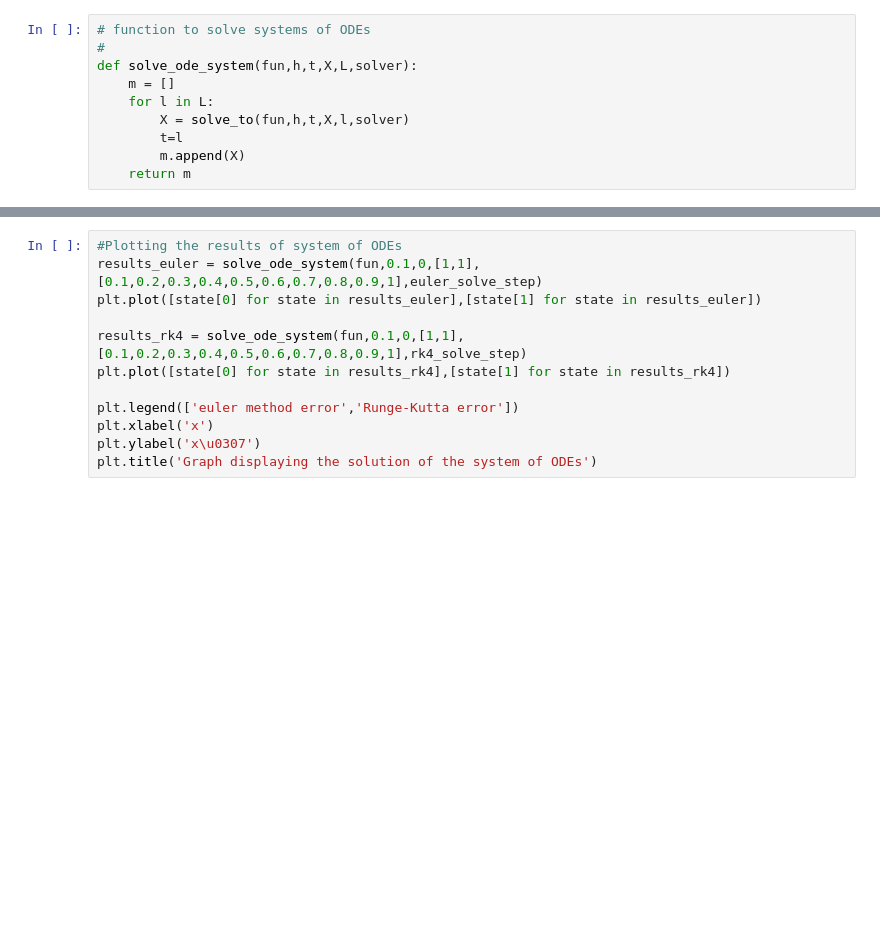
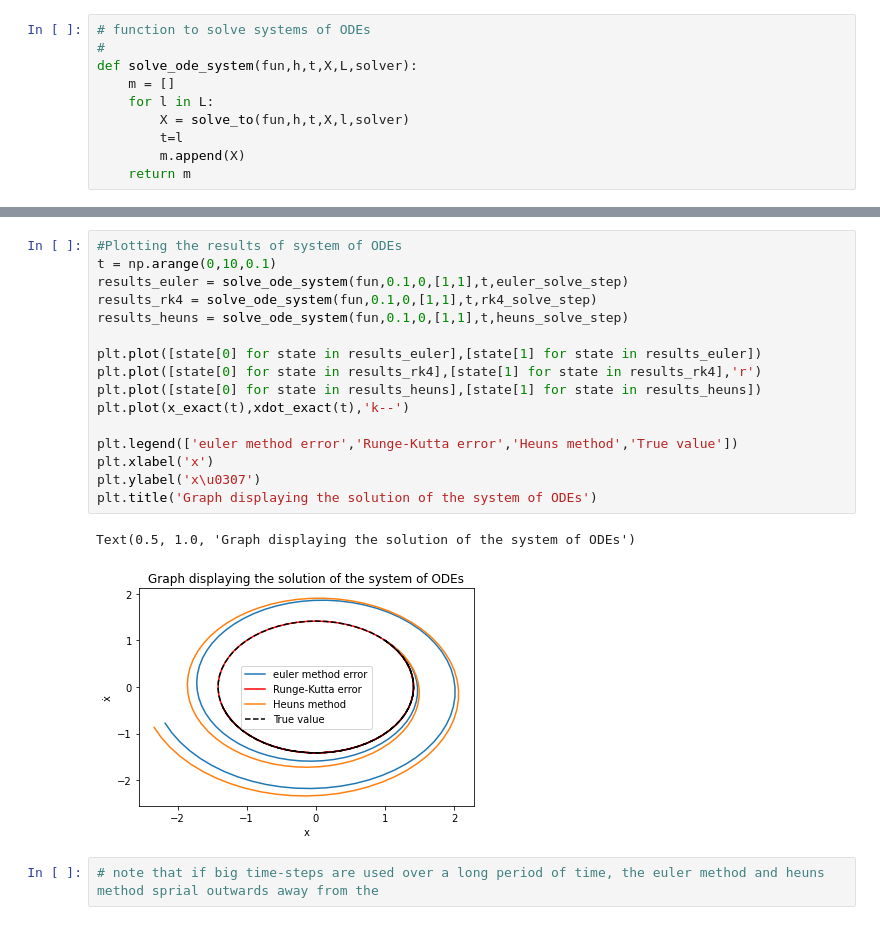
Before and after one commit to TheaRoseBarnes/emat30008, a Jupyter notebook: SolvingODE.ipynb, the cells around one changed output, grey strips where cells are left out. Cells and saved outputs as stored; diff of their text form; blank space fills up the shorter version.

```diff
--- a/SolvingODE.ipynb
+++ b/SolvingODE.ipynb
@@ -156,12 +185,21 @@ solve_ode_system(fun,0.1,0,[1,1],[0.3,0.9,1],rk4_solve_step)
 # %%
 #Plotting the results of system of ODEs
-results_euler = solve_ode_system(fun,0.1,0,[1,1],[0.1,0.2,0.3,0.4,0.5,0.6,0.7,0.8,0.9,1],euler_solve_step)
+t = np.arange(0,10,0.1)
+results_euler = solve_ode_system(fun,0.1,0,[1,1],t,euler_solve_step)
+results_rk4 = solve_ode_system(fun,0.1,0,[1,1],t,rk4_solve_step)
+results_heuns = solve_ode_system(fun,0.1,0,[1,1],t,heuns_solve_step)
+
 plt.plot([state[0] for state in results_euler],[state[1] for state in results_euler])
+plt.plot([state[0] for state in results_rk4],[state[1] for state in results_rk4],'r')
+plt.plot([state[0] for state in results_heuns],[state[1] for state in results_heuns])
+plt.plot(x_exact(t),xdot_exact(t),'k--')
 
-results_rk4 = solve_ode_system(fun,0.1,0,[1,1],[0.1,0.2,0.3,0.4,0.5,0.6,0.7,0.8,0.9,1],rk4_solve_step)
-plt.plot([state[0] for state in results_rk4],[state[1] for state in results_rk4])
-
-plt.legend(['euler method error','Runge-Kutta error'])
+plt.legend(['euler method error','Runge-Kutta error','Heuns method','True value'])
 plt.xlabel('x')
 plt.ylabel('x\u0307')
 plt.title('Graph displaying the solution of the system of ODEs')
+# %% [output]
+Text(0.5, 1.0, 'Graph displaying the solution of the system of ODEs')
+[figure, added]
+# %%
+# note that if big time-steps are used over a long period of time, the euler method and heuns method sprial outwards away from the
```
Also changed, not shown: parts of 7 cells of this notebook.
